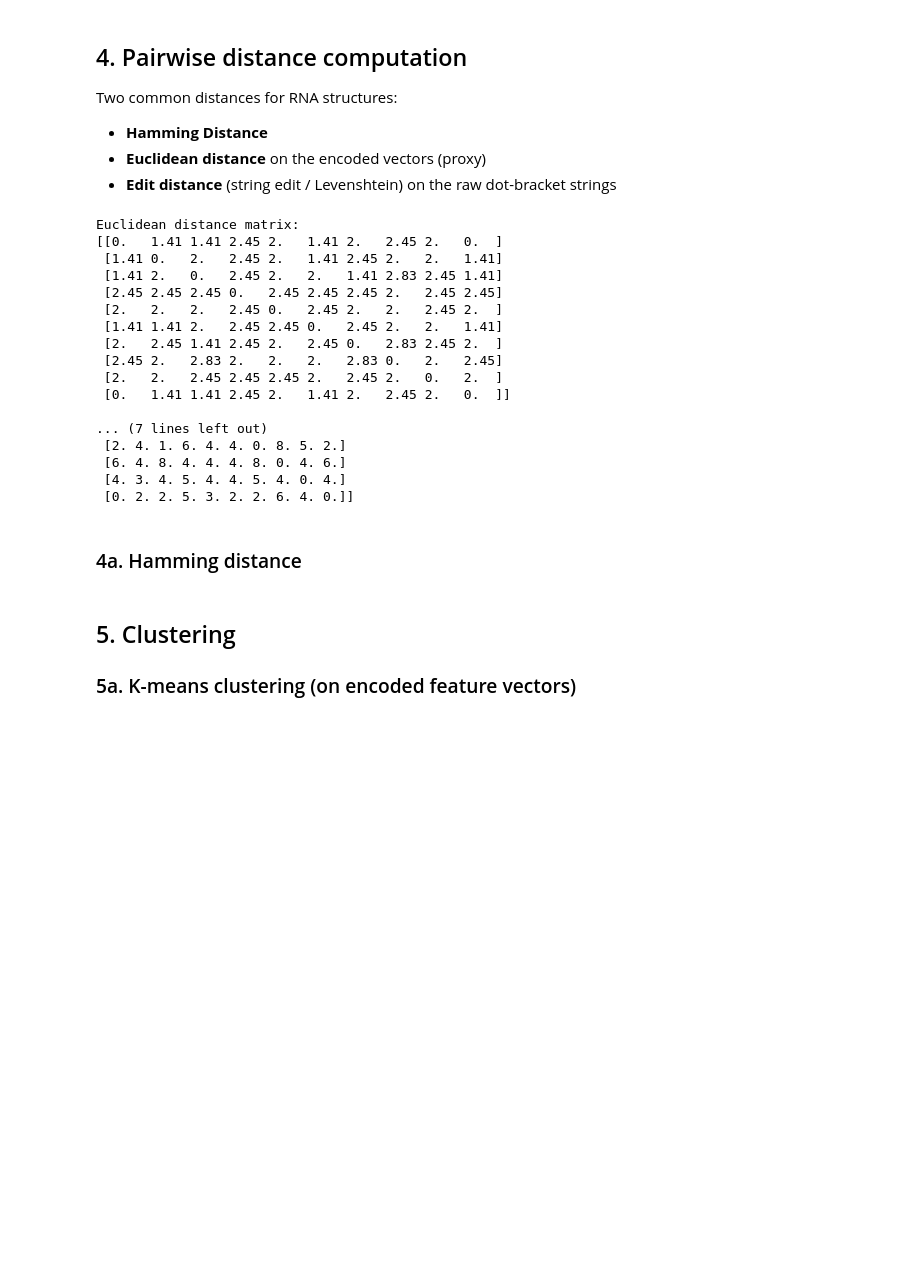
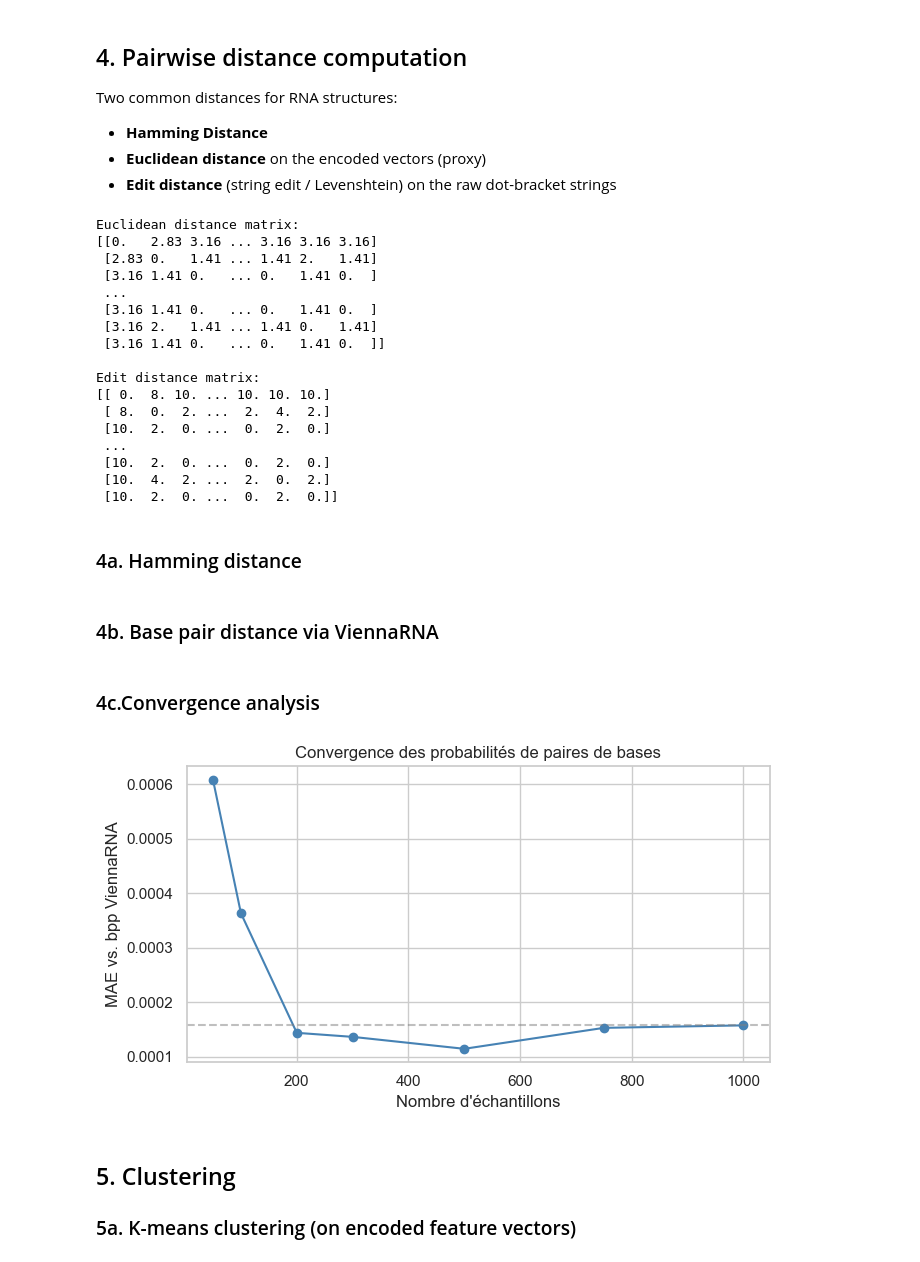
Before and after one commit to beline-y/Clustering-of-RNA-structures, a Jupyter notebook: clustering_rna_structures.ipynb, the cells around one changed output. Saved outputs shown, nothing was run; the diff lists cells and outputs as text; code cells hidden in the pictures; blank space fills up the shorter version.

```diff
--- a/clustering_rna_structures.ipynb
+++ b/clustering_rna_structures.ipynb
@@ -330,7 +301,7 @@ def edit_distance(s1: str, s2: str) -> int:
                 dp[j] = 1 + min(prev[j], dp[j - 1], prev[j - 1])
     return dp[n]
 
-structs = df["structure"].tolist()
+structs = df_samples["structure"].tolist()
 n = len(structs)
 dist_edit = np.zeros((n, n))
 for i in range(n):
@@ -345,22 +316,22 @@ print("\nEdit distance matrix:")
 print(dist_edit)
 # %% [output]
 Euclidean distance matrix:
-[[0.   1.41 1.41 2.45 2.   1.41 2.   2.45 2.   0.  ]
- [1.41 0.   2.   2.45 2.   1.41 2.45 2.   2.   1.41]
- [1.41 2.   0.   2.45 2.   2.   1.41 2.83 2.45 1.41]
- [2.45 2.45 2.45 0.   2.45 2.45 2.45 2.   2.45 2.45]
- [2.   2.   2.   2.45 0.   2.45 2.   2.   2.45 2.  ]
- [1.41 1.41 2.   2.45 2.45 0.   2.45 2.   2.   1.41]
- [2.   2.45 1.41 2.45 2.   2.45 0.   2.83 2.45 2.  ]
- [2.45 2.   2.83 2.   2.   2.   2.83 0.   2.   2.45]
- [2.   2.   2.45 2.45 2.45 2.   2.45 2.   0.   2.  ]
- [0.   1.41 1.41 2.45 2.   1.41 2.   2.45 2.   0.  ]]
+[[0.   2.83 3.16 ... 3.16 3.16 3.16]
+ [2.83 0.   1.41 ... 1.41 2.   1.41]
+ [3.16 1.41 0.   ... 0.   1.41 0.  ]
+ ...
+ [3.16 1.41 0.   ... 0.   1.41 0.  ]
+ [3.16 2.   1.41 ... 1.41 0.   1.41]
+ [3.16 1.41 0.   ... 0.   1.41 0.  ]]
 
-... (7 lines left out)
- [2. 4. 1. 6. 4. 4. 0. 8. 5. 2.]
- [6. 4. 8. 4. 4. 4. 8. 0. 4. 6.]
- [4. 3. 4. 5. 4. 4. 5. 4. 0. 4.]
- [0. 2. 2. 5. 3. 2. 2. 6. 4. 0.]]
+Edit distance matrix:
+[[ 0.  8. 10. ... 10. 10. 10.]
+ [ 8.  0.  2. ...  2.  4.  2.]
+ [10.  2.  0. ...  0.  2.  0.]
+ ...
+ [10.  2.  0. ...  0.  2.  0.]
+ [10.  4.  2. ...  2.  0.  2.]
+ [10.  2.  0. ...  0.  2.  0.]]
 # %% [markdown]
 ### 4a. Hamming distance
 # %%
@@ -370,3 +341,5 @@ def distance_hamming(str1, str2):
     """
     assert(len(str1) == len(str2))
     return sum([str1[i] != str2[i] for i in range(len(str1))])
+# %% [markdown]
+### 4b. Base pair distance via ViennaRNA
@@ -373,3 +357,30 @@ def distance_hamming(str1, str2):
+# %% [markdown]
+### 4c.Convergence analysis
+# %%
+sample_sizes = [50, 100, 200, 300, 500, 750, 1000]
+all_structs = df_samples["structure"].tolist()
+
+# Matrice de référence = ViennaRNA bpp (vérité terrain)
+bpp_ref = np.array(fc.bpp())[1:, 1:]
+
+errors = []
+for n in sample_sizes:
+    subset = all_structs[:n]
+    emp_matrix = probability_matrix(subset)
+    # Erreur = MAE entre matrice empirique et référence ViennaRNA
+    mae = np.mean(np.abs(emp_matrix - bpp_ref))
+    errors.append(mae)
+
+plt.figure(figsize=(7, 4))
+plt.plot(sample_sizes, errors, marker="o", color="steelblue")
+plt.xlabel("Nombre d'échantillons")
+plt.ylabel("MAE vs. bpp ViennaRNA")
+plt.title("Convergence des probabilités de paires de bases")
+plt.axhline(errors[-1], linestyle="--", color="gray", alpha=0.5)
+plt.tight_layout()
+plt.show()
+# %% [output]
+[figure, added]
 # %% [markdown]
 ## 5. Clustering
 
```
Also changed, not shown: parts of 16 cells of this notebook.
